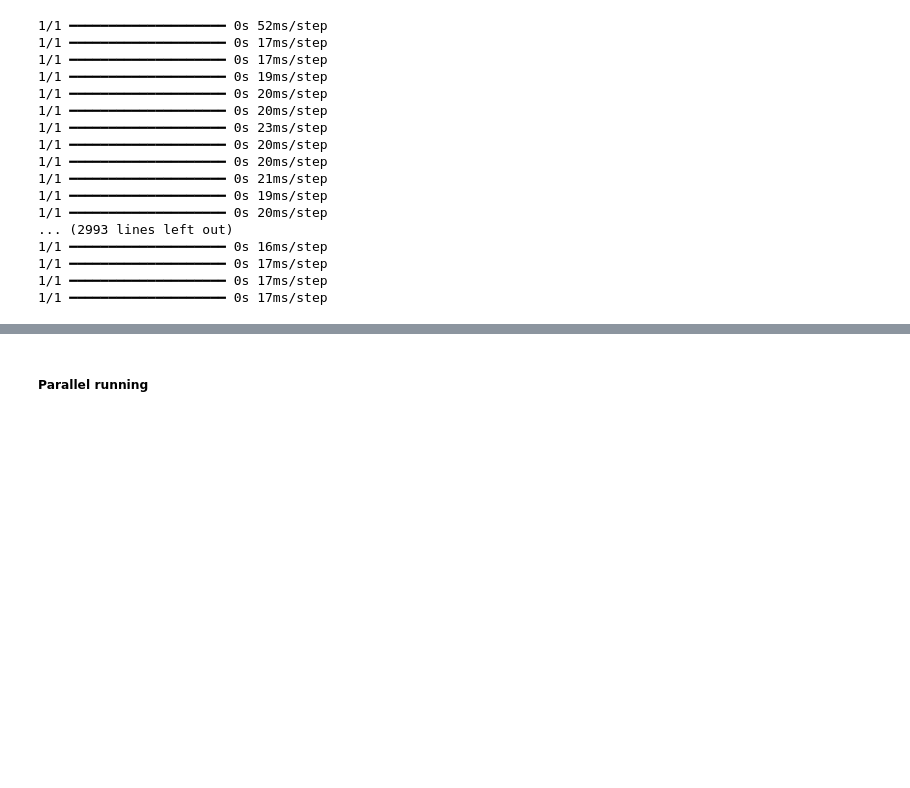
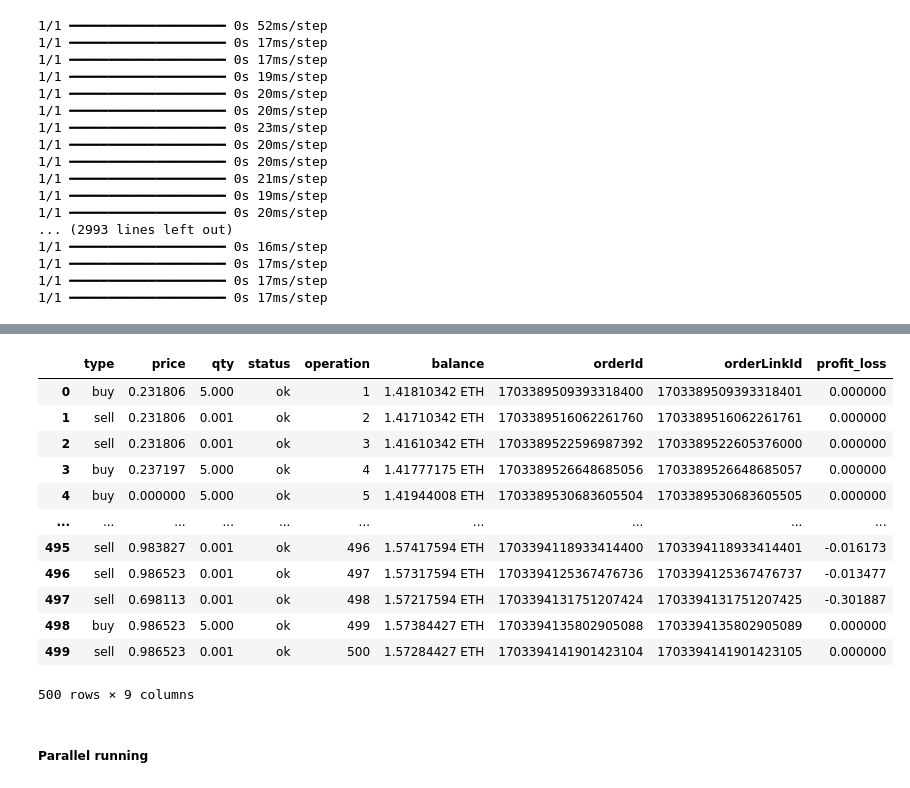
Before and after one commit to Zeerax-nya/Trading_bot, a Jupyter notebook: TradingBot.ipynb, the cells around one changed output, grey strips where cells are left out. Saved outputs shown, nothing was run; the diff lists cells and outputs as text; code cells hidden in the pictures; blank space fills up the shorter version.

Commit message:
Merge remote-tracking branch 'origin/master'
# Conflicts:
#	dqn_transactions.csv
#	simple_transactions.csv

```diff
--- a/TradingBot.ipynb
+++ b/TradingBot.ipynb
@@ -1871,2 +2204,19 @@ dqn_transactions_df.head(500)
+# %%
+# dqn_transactions_df.head(500)
+dqn_transactions_df_arima.head(500)
+# %% [output]
+|  | type | price | qty | status | operation | balance | orderId | orderLinkId | profit_loss |
+| 0 | buy | 0.231806 | 5.000 | ok | 1 | 1.41810342 ETH | 1703389509393318400 | 1703389509393318401 | 0.000000 |
+| 1 | sell | 0.231806 | 0.001 | ok | 2 | 1.41710342 ETH | 1703389516062261760 | 1703389516062261761 | 0.000000 |
+| 2 | sell | 0.231806 | 0.001 | ok | 3 | 1.41610342 ETH | 1703389522596987392 | 1703389522605376000 | 0.000000 |
+| 3 | buy | 0.237197 | 5.000 | ok | 4 | 1.41777175 ETH | 1703389526648685056 | 1703389526648685057 | 0.000000 |
+| 4 | buy | 0.000000 | 5.000 | ok | 5 | 1.41944008 ETH | 1703389530683605504 | 1703389530683605505 | 0.000000 |
+| ... | ... | ... | ... | ... | ... | ... | ... | ... | ... |
+| 495 | sell | 0.983827 | 0.001 | ok | 496 | 1.57417594 ETH | 1703394118933414400 | 1703394118933414401 | -0.016173 |
+| 496 | sell | 0.986523 | 0.001 | ok | 497 | 1.57317594 ETH | 1703394125367476736 | 1703394125367476737 | -0.013477 |
+| 497 | sell | 0.698113 | 0.001 | ok | 498 | 1.57217594 ETH | 1703394131751207424 | 1703394131751207425 | -0.301887 |
+| 498 | buy | 0.986523 | 5.000 | ok | 499 | 1.57384427 ETH | 1703394135802905088 | 1703394135802905089 | 0.000000 |
+| 499 | sell | 0.986523 | 0.001 | ok | 500 | 1.57284427 ETH | 1703394141901423104 | 1703394141901423105 | 0.000000 |
+500 rows × 9 columns
 # %%
 # dqn_transactions_df.to_csv('dqn_transactions', index=False)
```
Also changed, not shown: parts of 34 cells of this notebook, 3 other files.
